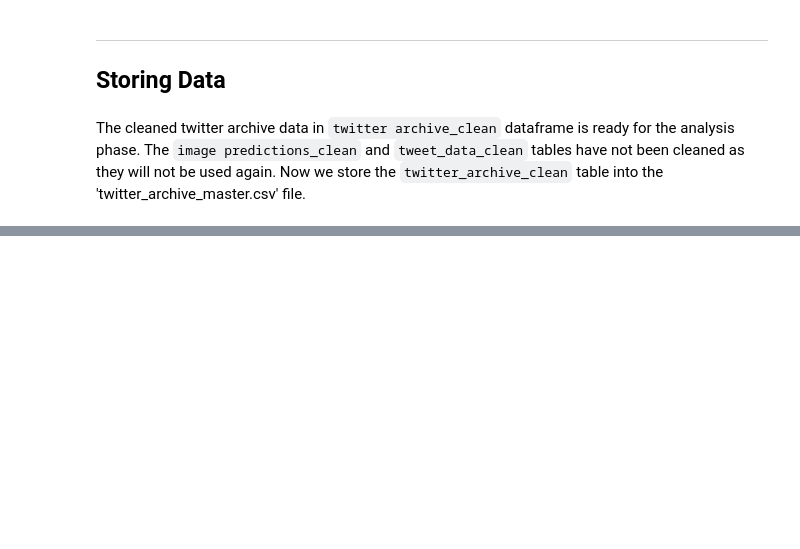
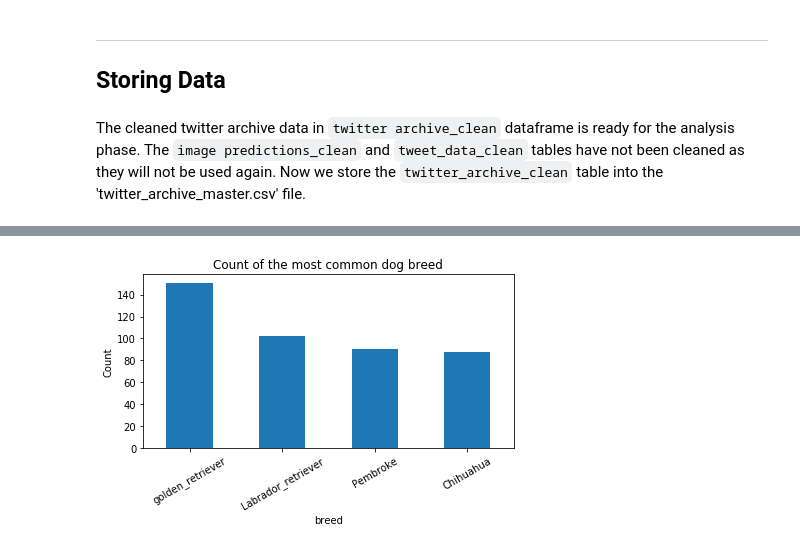
Before and after one commit to seifElislam/weRateDogs, a Jupyter notebook: wrangle_act.ipynb, the cells around one changed output, grey strips where cells are left out. Cells and saved outputs as stored; diff of their text form; code cells hidden in the pictures; blank space fills up the shorter version.

```diff
--- a/wrangle_act.ipynb
+++ b/wrangle_act.ipynb
@@ -1148,0 +1264,11 @@ twitter_archive_clean.to_csv('twitter_archive_master.csv', index = False)
+# %%
+most_common_breed = twitter_archive_clean.groupby('breed').filter(lambda x: len(x) >= 80)
+
+most_common_breed['breed'].value_counts().plot(kind = 'bar', rot=30)
+plt.title('Count of the most common dog breed')
+plt.xlabel('breed')
+plt.ylabel('Count')
+plt.tight_layout()
+plt.savefig('most_common_breeds.svg', format='svg');
+# %% [output]
+[figure, added]
```
Also changed, not shown: parts of 58 cells of this notebook.
